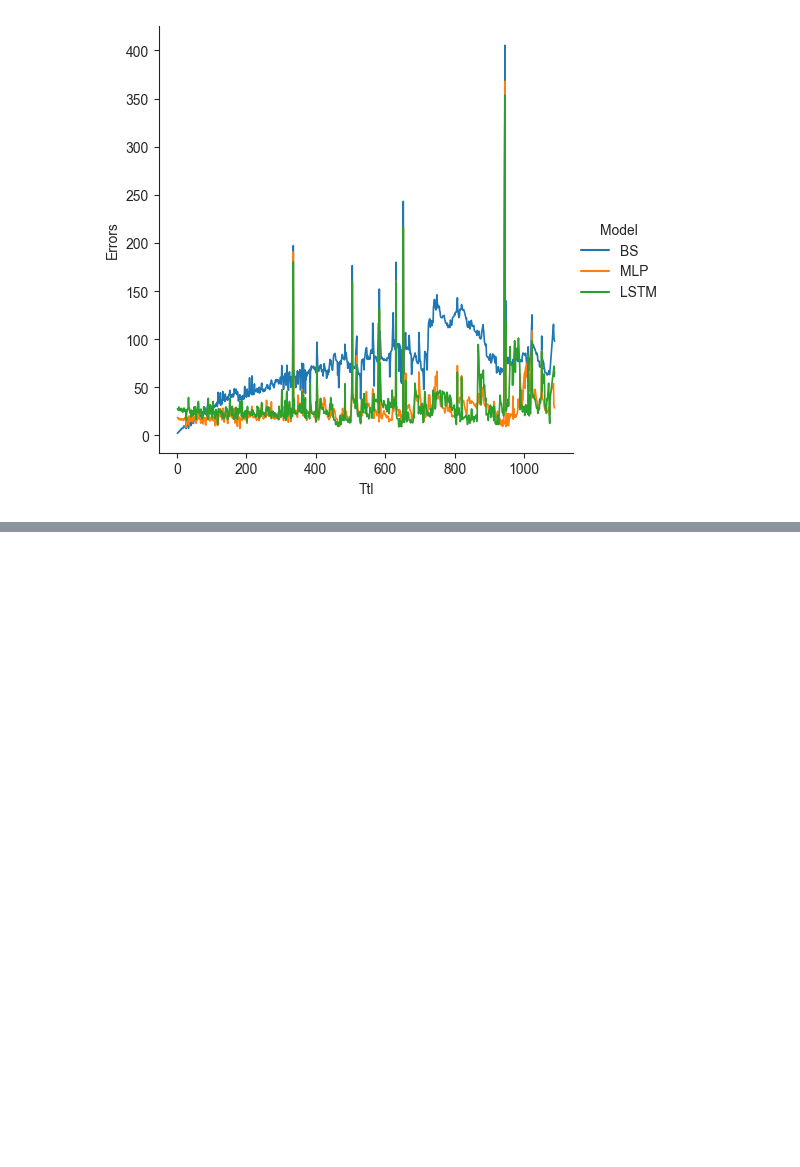
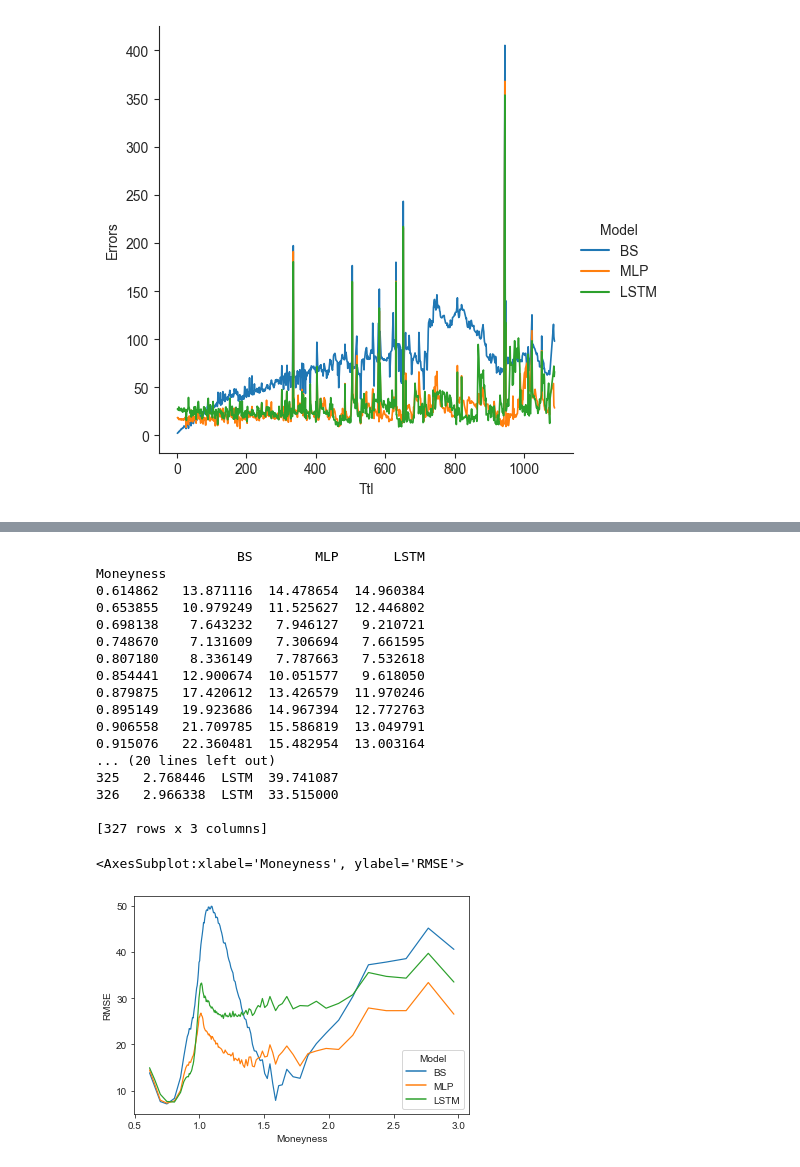
Before and after one commit to jacobvinje/LSTM-for-option-pricing, a Jupyter notebook: Benchmarking/full_compare.ipynb, the cells around one changed output, grey strips where cells are left out. Saved outputs shown, nothing was run; the diff lists cells and outputs as text; code cells hidden in the pictures; blank space fills up the shorter version.

```diff
--- a/Benchmarking/full_compare.ipynb
+++ b/Benchmarking/full_compare.ipynb
@@ -302,0 +463,77 @@ sns.relplot(x="Ttl", y="Errors", hue="Model", kind="line", linewidth = 1.2, data
+# %%
+import seaborn as sns
+
+group = 1000
+models = ["BS", "MLP", "LSTM"]
+
+df_options_agr = df_options
+
+df_options_agr["Moneyness"] = df_options_agr["Underlying_last"] / df_options_agr["Strike"]
+
+df_options_agr = df_options_agr[(df_options_agr["Moneyness"] >= 0.5) & (df_options_agr["Moneyness"] <= 3)]
+
+rmse_bs = df_options_agr.groupby(df_options_agr.Moneyness).apply(lambda x : list(x.BS))
+rmse_bs = pd.DataFrame(rmse_bs)
+rmse_bs.columns = ["BS"]
+rmse_bs_m = df_options_agr.groupby(df_options_agr.Moneyness).apply(lambda x : list(x.MLP))
+rmse_bs["MLP"] = rmse_bs_m
+rmse_bs_l = df_options_agr.groupby(df_options_agr.Moneyness).apply(lambda x : list(x.LSTM))
+rmse_bs["LSTM"] = rmse_bs_l
+rmse_bs_p = df_options_agr.groupby(df_options_agr.Moneyness).apply(lambda x : list(x.Price))
+rmse_bs["Price"] = rmse_bs_p
+
+for i in range(group):
+    rmse_bs[f"Price-{i}"] = rmse_bs["Price"].shift(i)
+    for model in models:
+        rmse_bs[f"{model}-{i}"] = rmse_bs[model].shift(i)
+
+rmse_bs = rmse_bs.dropna()
+rmse_bs = rmse_bs.iloc[::group]
+
+rmse_bs["Price_combined"] = rmse_bs[[f"Price-{i}" for i in range(group)]].values.tolist()
+rmse_bs["Price_combined"] = rmse_bs["Price_combined"].apply(lambda x: [item for sublist in x for item in sublist])
+for model in models:
+    rmse_bs[f"{model}_combined"] = rmse_bs[[f"{model}-{i}" for i in range(group)]].values.tolist()
+    rmse_bs[f"{model}_combined"] = rmse_bs[f"{model}_combined"].apply(lambda x: [item for sublist in x for item in sublist])
+
+for model in models:
+    rmse_bs[f"{model}"] = rmse_bs[[f"{model}_combined", "Price_combined"]].values.tolist()
+    rmse_bs[f"{model}"] = rmse_bs[f"{model}"].apply(lambda x : sqrt(tf.keras.metrics.mean_squared_error(x[0], x[1])))
+
+rmse_bs = rmse_bs[models]
+
+print(rmse_bs.head(20))
+
+rmse = pd.DataFrame(rmse_bs)
+
+rmse.reset_index(inplace=True)
+rmse_m = rmse.melt("Moneyness", var_name='Model', value_name='RMSE')
+#rmse_m["Volatility"] -= group/2
+
+#rmse_m = rmse_m.rename(columns={"Ttl" : "Time-to-maturity"})
+
+print(rmse_m)
+
+#Plot
+sns.set_style("ticks")
+sns.lineplot(x="Moneyness", y="RMSE", hue="Model",  linewidth = 1.2, data=rmse_m)
+# %% [output]
+                  BS        MLP       LSTM
+Moneyness
+0.614862   13.871116  14.478654  14.960384
+0.653855   10.979249  11.525627  12.446802
+0.698138    7.643232   7.946127   9.210721
+0.748670    7.131609   7.306694   7.661595
+0.807180    8.336149   7.787663   7.532618
+0.854441   12.900674  10.051577   9.618050
+0.879875   17.420612  13.426579  11.970246
+0.895149   19.923686  14.967394  12.772763
+0.906558   21.709785  15.586819  13.049791
+0.915076   22.360481  15.482954  13.003164
+... (20 lines left out)
+325   2.768446  LSTM  39.741087
+326   2.966338  LSTM  33.515000
+
+[327 rows x 3 columns]
+<AxesSubplot:xlabel='Moneyness', ylabel='RMSE'>
+[figure, added]
```
Also changed, not shown: parts of 11 cells of this notebook.
